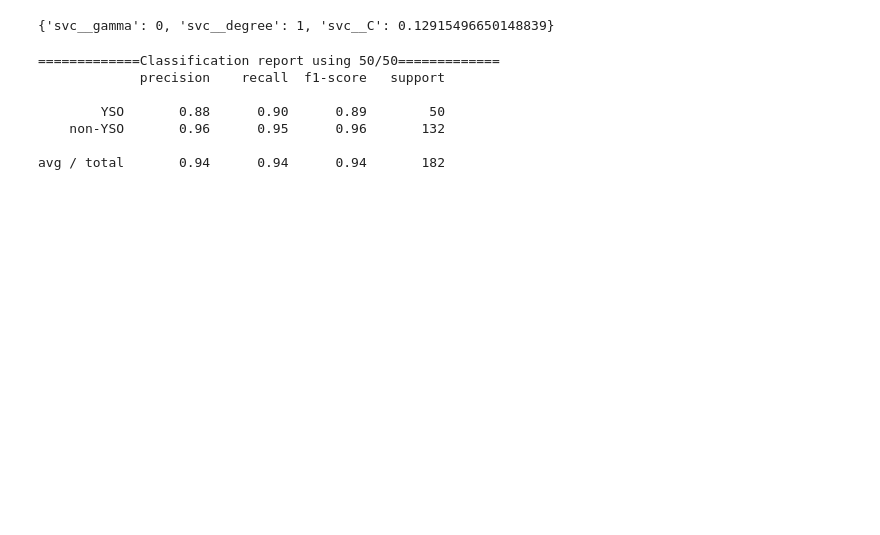
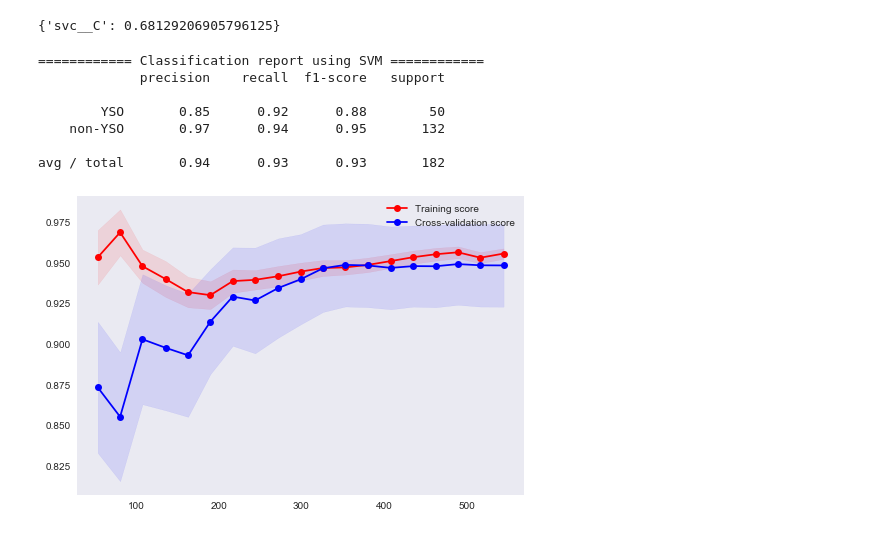
Before and after one commit to bramochsendorf/ml_yso, a Jupyter notebook: svm.ipynb, the cells around one changed output. Cells and saved outputs as stored; diff of their text form; code cells hidden in the pictures; blank space fills up the shorter version.

Commit message:
Added Naive Bayes + Learning Curve
To do: ROC curve, Random Forest...

```diff
--- a/svm.ipynb
+++ b/svm.ipynb
@@ -4,6 +4,9 @@ import numpy as np
 import matplotlib.pyplot as plt
 import seaborn as sns; sns.set()
 plt.close('all')
+# %%
+# which algorithm to use? Choose between 'NaiveBayes' or 'SVM'
+algo = 'SVM'
 # %%
 # load in Jones data (this is my training/test data)
 df = pd.read_pickle('output/features_svm')
@@ -50,3 +59,6 @@ model = make_pipeline(svc)
+# %%
+# do a 10 K-fold with stratification to ensure a balanced training/test set. Also repeat to push down variance in CV results
+cv = RepeatedStratifiedKFold(n_splits=10,n_repeats=20)
 # %%
 # Split the dataset in 70%/30% parts (train/test)
 X_train, X_test, y_train, y_test = train_test_split(X, y, test_size=0.3, random_state=0)
@@ -65,19 +77,10 @@ plt.show()
-# %%
-# get optimal parameters using a grid search cross-validation
-# for now, use linear kernel which seems to work good. Degree and gamma are defined but now used in this kernel.
-C_range = np.logspace(-2, 0, 10)
-degree= [1]
-gamma = [0]
-grid_pars = {'svc__C': C_range,'svc__degree':degree,'svc__gamma':gamma}
 # %%
-# do a 10 Kfold with stratification to ensure a balanced training/test set
-# make sure optimal parameters do not fall on edge of the grid
-cv = StratifiedKFold(n_splits=10)
+# Do the grid search; make sure optimal parameters do not fall on edge of the grid
 grid = GridSearchCV(model, grid_pars, cv=cv)
 grid.fit(X_train, y_train)
 
 print grid.best_params_
 # %% [output]
-{'svc__gamma': 0, 'svc__degree': 1, 'svc__C': 0.12915496650148839}
+{'svc__C': 0.68129206905796125}
 # %%
 # save the grid of searched hyperparameters, and the mean + std of the K-fold cross validations to plot later
@@ -90,15 +93,47 @@ results = pd.DataFrame({"hparam": C_range,"mean": means,"std":stds})
 model = grid.best_estimator_
 y_test_fit = model.predict(X_test)
 
-print '=============Classification report using 50/50============='
+# print classification report
+print '============ Classification report using '+algo+' ============'
 print classification_report(y_test, y_test_fit)
 # %% [output]
-=============Classification report using 50/50=============
+============ Classification report using SVM ============
              precision    recall  f1-score   support
 
-        YSO       0.88      0.90      0.89        50
-    non-YSO       0.96      0.95      0.96       132
+        YSO       0.85      0.92      0.88        50
+    non-YSO       0.97      0.94      0.95       132
 
-avg / total       0.94      0.94      0.94       182
+avg / total       0.94      0.93      0.93       182
+# %%
+# Some other diagnostics:
+
+# first the learning curve + 1 sigma Conf band of my optimized model
+# Note #1: training curve is increasing slightly: noise in the data?
+# Note #2: the cross-validation curve has pretty high variance --> perhaps an imbalance between training/test sets. Will look into this.
+# Other wise, the learning curve looks good (no obvious bias / variance). CV result reaches an asymptotic value, so adding training data may not work.
+train_sizes, train_scores, test_scores = learning_curve(model, X, y, cv=cv, n_jobs=10, train_sizes=np.linspace(.1, 1.0, 19))
+train_scores_mean = np.mean(train_scores, axis=1)
+train_scores_std = np.std(train_scores, axis=1)
+test_scores_mean = np.mean(test_scores, axis=1)
+test_scores_std = np.std(test_scores, axis=1)
+
+plt.close('all')
+plt.grid()
+
+plt.fill_between(train_sizes, train_scores_mean - train_scores_std,
+            train_scores_mean + train_scores_std, alpha=0.1,
+            color="r")
+plt.fill_between(train_sizes, test_scores_mean - test_scores_std,
+            test_scores_mean + test_scores_std, alpha=0.1, color="b")
+plt.plot(train_sizes, train_scores_mean, 'o-', color="r",
+     label="Training score")
+plt.plot(train_sizes, test_scores_mean, 'o-', color="b",
+     label="Cross-validation score")
+
+plt.legend(loc="best")
+plt.show()
+plt.savefig('output/learning_curve_'+algo+'.pdf', dpi=150, bbox_inches='tight', pad_inches=0.2)
+# %% [output]
+[figure, added]
 # %%
 # plot confusion matrix to get a better sense of what has been classified.
```
Also changed, not shown: parts of 11 cells of this notebook.
